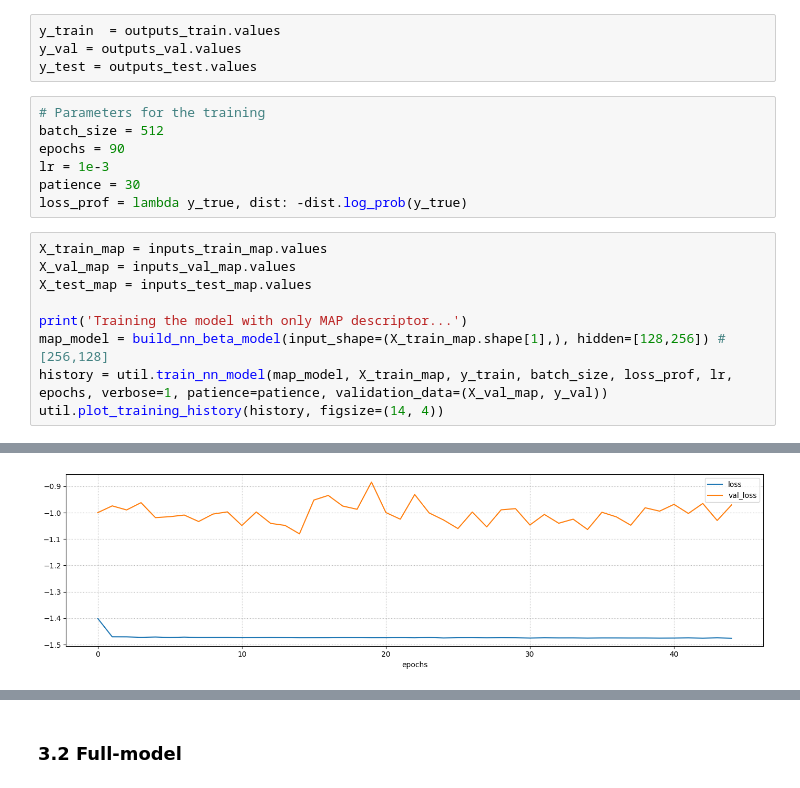
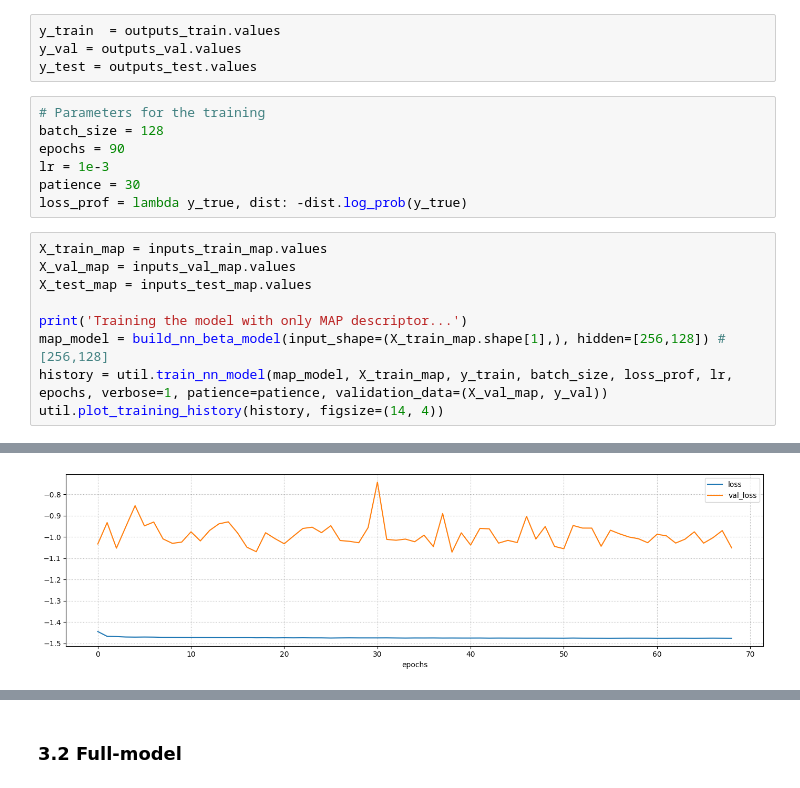
Before and after one commit to oshodiS/Rainfall-BetaEstimation, a Jupyter notebook: Rainfall BETA.ipynb, the cells around one changed output, grey strips where cells are left out. Drawn from its saved outputs; the diff is of its cells as text.

```diff
--- a/Rainfall BETA.ipynb
+++ b/Rainfall BETA.ipynb
@@ -503,7 +523,7 @@ y_val = outputs_val.values
 y_test = outputs_test.values
 # %%
 # Parameters for the training
-batch_size = 512
+batch_size = 128
 epochs = 90
 lr = 1e-3
 patience = 30
@@ -514,7 +534,7 @@ X_val_map = inputs_val_map.values
 X_test_map = inputs_test_map.values
 
 print('Training the model with only MAP descriptor...')
-map_model = build_nn_beta_model(input_shape=(X_train_map.shape[1],), hidden=[128,256]) #[256,128]
+map_model = build_nn_beta_model(input_shape=(X_train_map.shape[1],), hidden=[256,128]) #[256,128]
 history = util.train_nn_model(map_model, X_train_map, y_train, batch_size, loss_prof, lr, epochs, verbose=1, patience=patience, validation_data=(X_val_map, y_val))
 util.plot_training_history(history, figsize=(14, 4))
 # %% [output]
@@ -538 +558 @@ Epoch 45/90
-[figure, old version]
+[figure, new version]
```
Also changed, not shown: parts of 28 cells of this notebook, 4 other files.
